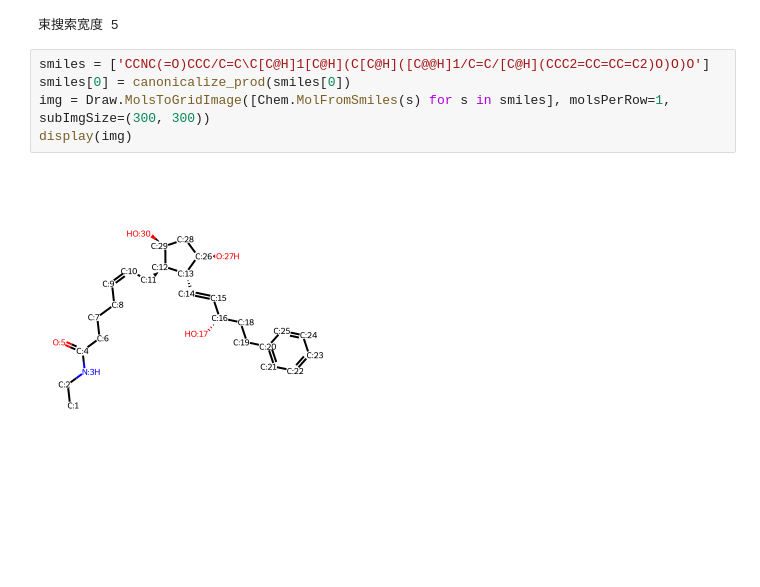
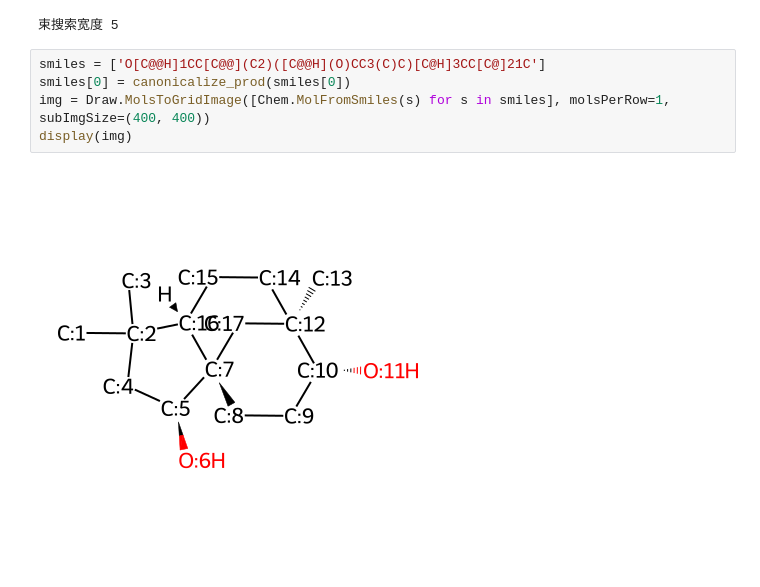
Before and after one commit to Legend-sky/GraphRetro, a Jupyter notebook: broken_two_bonds.ipynb, the cells around one changed output. Cells and saved outputs as stored; diff of their text form; blank space fills up the shorter version.

```diff
--- a/broken_two_bonds.ipynb
+++ b/broken_two_bonds.ipynb
@@ -150,10 +150,10 @@ beam_model = BeamSearch(model=rm, beam_width=args.beam_width, max_edits=1)  #加
 # %% [output]
 束搜索宽度 5
 # %%
-smiles = ['CCNC(=O)CCC/C=C\C[C@H]1[C@H](C[C@H]([C@@H]1/C=C/[C@H](CCC2=CC=CC=C2)O)O)O']
+smiles = ['O[C@@H]1CC[C@@](C2)([C@@H](O)CC3(C)C)[C@H]3CC[C@]21C']
 smiles[0] = canonicalize_prod(smiles[0])
-img = Draw.MolsToGridImage([Chem.MolFromSmiles(s) for s in smiles], molsPerRow=1, subImgSize=(300, 300))
+img = Draw.MolsToGridImage([Chem.MolFromSmiles(s) for s in smiles], molsPerRow=1, subImgSize=(400, 400))
 display(img)
 # %% [output]
-[figure, old version]
+[figure, new version]
 # %%
```
Also changed, not shown: parts of 1 cell of this notebook, 1 other file.
